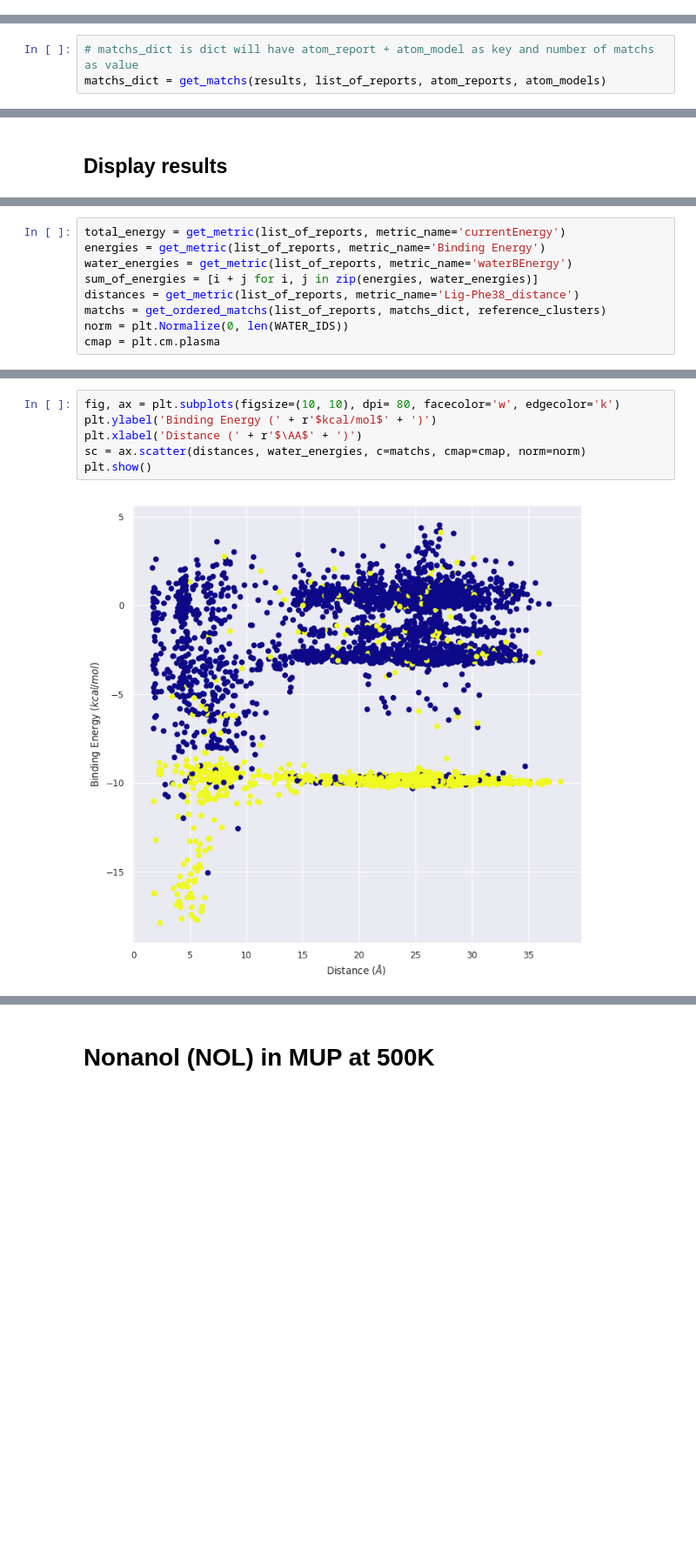
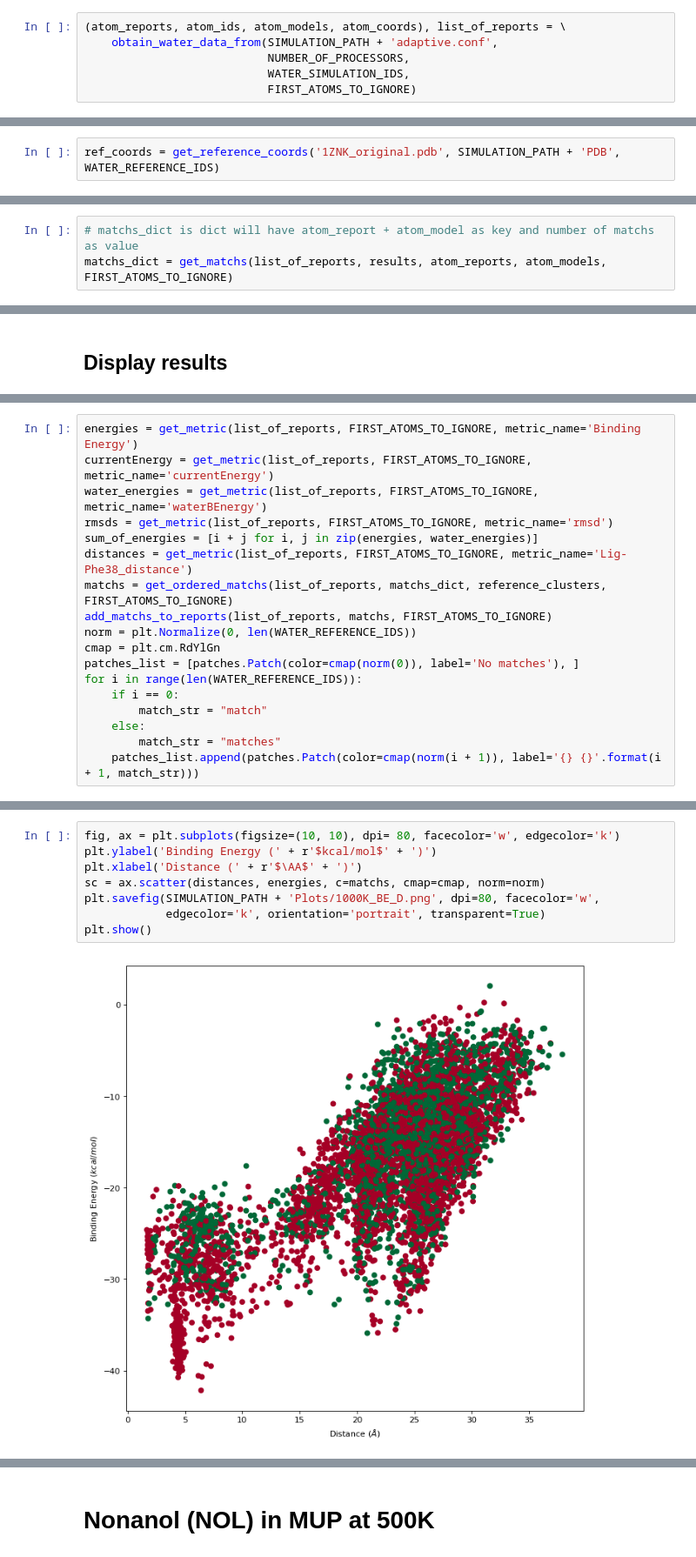
Before and after one commit to martimunicoy/PELEAnalysis, a Jupyter notebook: JupyterNotebooks/Analyze1ZNKWater.ipynb, the cells around one changed output, grey strips where cells are left out. Shown at 87% size. Saved outputs shown, nothing was run; the diff lists cells and outputs as text; blank space fills up the shorter version.

Commit message:
Newest results for 1ZNK system are updated

```diff
--- a/JupyterNotebooks/Analyze1ZNKWater.ipynb
+++ b/JupyterNotebooks/Analyze1ZNKWater.ipynb
@@ -321,0 +185,6 @@ CONTROL_FILE_PATH = '/home/municoy/LocalResults/waters/1ZNK/1000K/adaptive.conf'
+# %%
+(atom_reports, atom_ids, atom_models, atom_coords), list_of_reports = \
+    obtain_water_data_from(SIMULATION_PATH + 'adaptive.conf',
+                           NUMBER_OF_PROCESSORS,
+                           WATER_SIMULATION_IDS,
+                           FIRST_ATOMS_TO_IGNORE)
@@ -329,3 +200,5 @@ for water_id in WATER_IDS:
+# %%
+ref_coords = get_reference_coords('1ZNK_original.pdb', SIMULATION_PATH + 'PDB', WATER_REFERENCE_IDS)
 # %% [markdown]
 ## Clustering
 # %%
@@ -346,3 +215,3 @@ densities = get_density(atom_ids, results)
 # %%
 # matchs_dict is dict will have atom_report + atom_model as key and number of matchs as value
-matchs_dict = get_matchs(results, list_of_reports, atom_reports, atom_models)
+matchs_dict = get_matchs(list_of_reports, results, atom_reports, atom_models, FIRST_ATOMS_TO_IGNORE)
@@ -386,9 +247,18 @@ write_centroids(estimator, densities, 'NOL_centroids_1000K.pdb', normalize=True)
 # %%
-total_energy = get_metric(list_of_reports, metric_name='currentEnergy')
-energies = get_metric(list_of_reports, metric_name='Binding Energy')
-water_energies = get_metric(list_of_reports, metric_name='waterBEnergy')
+energies = get_metric(list_of_reports, FIRST_ATOMS_TO_IGNORE, metric_name='Binding Energy')
+currentEnergy = get_metric(list_of_reports, FIRST_ATOMS_TO_IGNORE, metric_name='currentEnergy')
+water_energies = get_metric(list_of_reports, FIRST_ATOMS_TO_IGNORE, metric_name='waterBEnergy')
+rmsds = get_metric(list_of_reports, FIRST_ATOMS_TO_IGNORE, metric_name='rmsd')
 sum_of_energies = [i + j for i, j in zip(energies, water_energies)]
-distances = get_metric(list_of_reports, metric_name='Lig-Phe38_distance')
-matchs = get_ordered_matchs(list_of_reports, matchs_dict, reference_clusters)
-norm = plt.Normalize(0, len(WATER_IDS))
-cmap = plt.cm.plasma
+distances = get_metric(list_of_reports, FIRST_ATOMS_TO_IGNORE, metric_name='Lig-Phe38_distance')
+matchs = get_ordered_matchs(list_of_reports, matchs_dict, reference_clusters, FIRST_ATOMS_TO_IGNORE)
+add_matchs_to_reports(list_of_reports, matchs, FIRST_ATOMS_TO_IGNORE)
+norm = plt.Normalize(0, len(WATER_REFERENCE_IDS))
+cmap = plt.cm.RdYlGn
+patches_list = [patches.Patch(color=cmap(norm(0)), label='No matches'), ]
+for i in range(len(WATER_REFERENCE_IDS)):
+    if i == 0:
+        match_str = "match"
+    else:
+        match_str = "matches"
+    patches_list.append(patches.Patch(color=cmap(norm(i + 1)), label='{} {}'.format(i + 1, match_str)))
@@ -395,8 +276,10 @@ cmap = plt.cm.plasma
 # %%
 fig, ax = plt.subplots(figsize=(10, 10), dpi= 80, facecolor='w', edgecolor='k')
 plt.ylabel('Binding Energy (' + r'$kcal/mol$' + ')')
 plt.xlabel('Distance (' + r'$\AA$' + ')')
-sc = ax.scatter(distances, water_energies, c=matchs, cmap=cmap, norm=norm)
+sc = ax.scatter(distances, energies, c=matchs, cmap=cmap, norm=norm)
+plt.savefig(SIMULATION_PATH + 'Plots/1000K_BE_D.png', dpi=80, facecolor='w',
+            edgecolor='k', orientation='portrait', transparent=True)
 plt.show()
 # %% [output]
-[figure, old version]
+[figure, new version]
```
Also changed, not shown: parts of 80 cells of this notebook.
